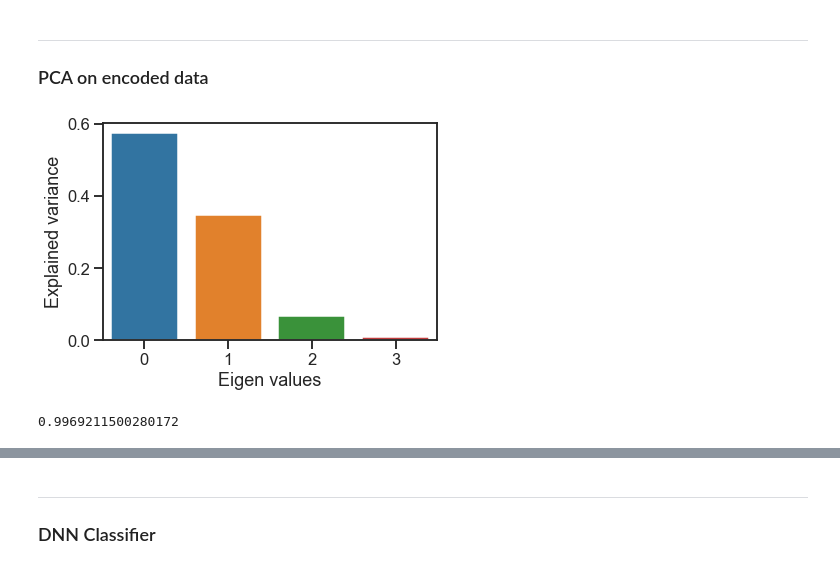
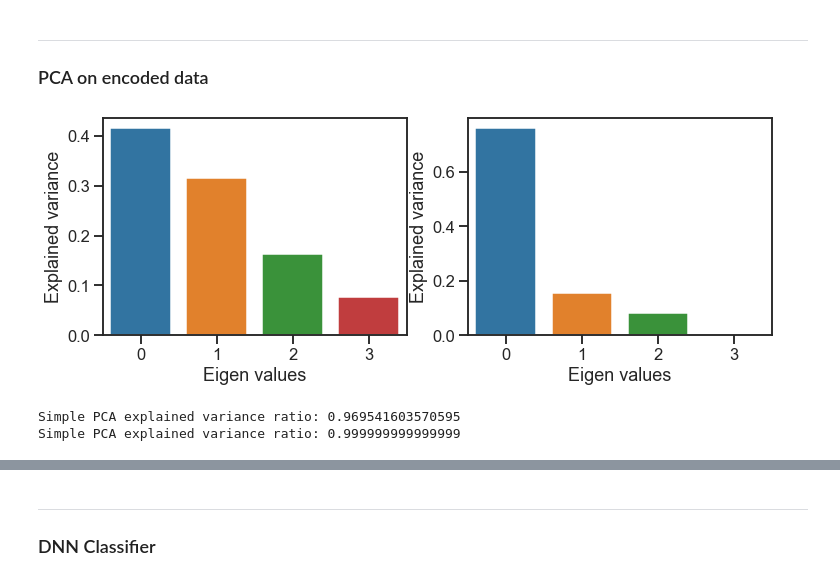
Before and after one commit to TomasSuarezL/oss-stage-2019, a Jupyter notebook: CTG Dataset/CTG_dataset_autoencoder.ipynb, the cells around one changed output, grey strips where cells are left out. Cells and saved outputs as stored; diff of their text form; code cells hidden in the pictures.

Commit message:
CTG AE: Simple and Complex AEs

```diff
--- a/CTG Dataset/CTG_dataset_autoencoder.ipynb
+++ b/CTG Dataset/CTG_dataset_autoencoder.ipynb
@@ -239,5 +275,7 @@ class SimpleAutoEncoder(keras.models.Model):
 # %%
-# Train Autoencoder
-autoencoder = SimpleAutoEncoder()
-train_model(autoencoder, X_train_norm, num_epochs=100, batch_size=400)
+# Train Autoencoders
+simple_autoencoder = SimpleAutoEncoder()
+train_model(simple_autoencoder, X_train_norm, num_epochs=100, batch_size=400)
+complex_autoencoder = ComplexAutoEncoder()
+train_model(complex_autoencoder, X_train_norm, num_epochs=100, batch_size=400)
 # %% [output]
@@ -294,13 +336,16 @@ sum(loss(predictions[1], predictions[0]))/len(predictions[1])
 <tf.Tensor: id=471853, shape=(), dtype=float32, numpy=0.011729969>
 # %%
 ## Encode Train and Test Data
-encoded_train = autoencoder.encoder.predict(X_train_norm)
-encoded_test = autoencoder.encoder.predict(X_test_norm)
-
+simple_encoded_train = simple_autoencoder.encoder.predict(X_train_norm)
+simple_encoded_test = simple_autoencoder.encoder.predict(X_test_norm)
+complex_encoded_train = complex_autoencoder.encoder.predict(X_train_norm)
+complex_encoded_test = complex_autoencoder.encoder.predict(X_test_norm)
 # Renormalize input
 scaler = MinMaxScaler()
-encoded_train = pd.DataFrame(scaler.fit_transform(encoded_train))
-encoded_test = pd.DataFrame(scaler.transform(encoded_test))
+simple_encoded_train = pd.DataFrame(scaler.fit_transform(simple_encoded_train))
+simple_encoded_test = pd.DataFrame(scaler.transform(simple_encoded_test))
+complex_encoded_train = pd.DataFrame(scaler.fit_transform(complex_encoded_train))
+complex_encoded_test = pd.DataFrame(scaler.transform(complex_encoded_test))
 # %% [markdown]
 ______________________________________
 ### PCA on encoded data
@@ -315,13 +352,35 @@ encoded_pca_test_labeled = np.c_[encoded_pca_test , y_test]
+# %%
+pca = PCA(n_components=4)
+simple_encoded_pca_train = pca.fit_transform(simple_encoded_train)
+simple_encoded_pca_test = pca.transform(simple_encoded_test)
+
+c_pca = PCA(n_components=4)
+complex_encoded_pca_train = c_pca.fit_transform(complex_encoded_train)
+complex_encoded_pca_test = c_pca.transform(complex_encoded_test)
+
+simple_encoded_pca_train_labeled = np.c_[simple_encoded_pca_train , y_train]
+simple_encoded_pca_test_labeled = np.c_[simple_encoded_pca_test , y_test]
+complex_encoded_pca_train_labeled = np.c_[complex_encoded_pca_train , y_train]
+complex_encoded_pca_test_labeled = np.c_[complex_encoded_pca_test , y_test]
 # %%
+plt.figure(figsize=(12, 4))
+ax1 = plt.subplot(1,2,1)
 sns.barplot(np.arange(np.shape(pca.explained_variance_ratio_)[0]),pca.explained_variance_ratio_)
+plt.xlabel("Eigen values")
+plt.ylabel("Explained variance")
+
+ax1 = plt.subplot(1,2,2)
+sns.barplot(np.arange(np.shape(c_pca.explained_variance_ratio_)[0]),c_pca.explained_variance_ratio_)
 plt.xlabel("Eigen values")
 plt.ylabel("Explained variance")
 plt.show()
 
-pca.explained_variance_ratio_.sum()
+print(f"Simple PCA explained variance ratio: {pca.explained_variance_ratio_.sum()}")
+print(f"Simple PCA explained variance ratio: {c_pca.explained_variance_ratio_.sum()}")
 # %% [output]
-[figure, old version]
+[figure, new version]
-0.9969211500280172
+Simple PCA explained variance ratio: 0.969541603570595
+Simple PCA explained variance ratio: 0.999999999999999
 # %%
 sns.set_style("white")
 sns.set_context("talk")
```
Also changed, not shown: parts of 10 cells of this notebook.
